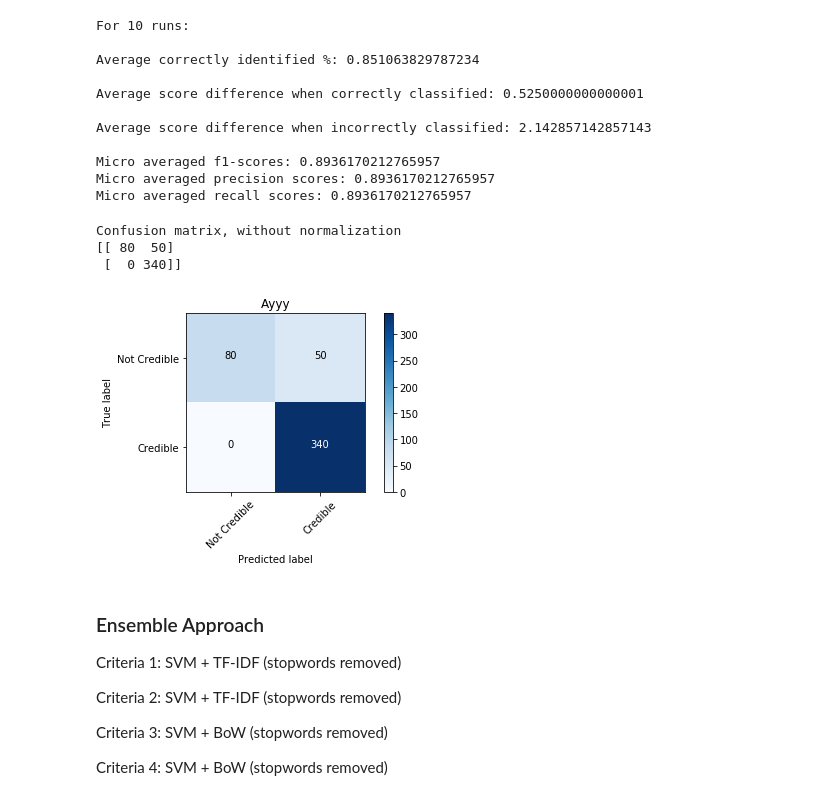
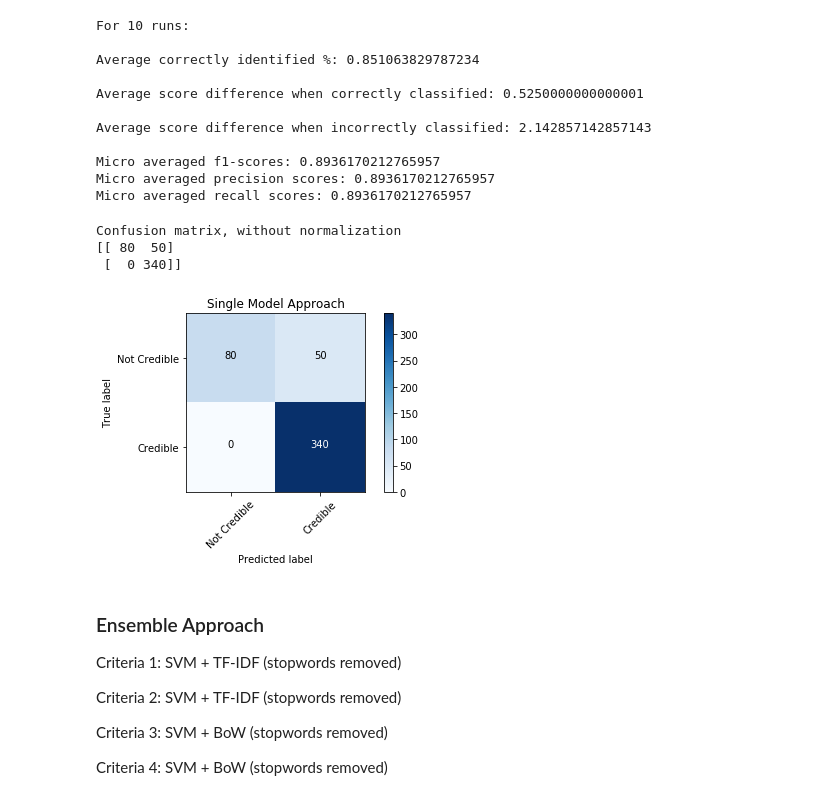
Before and after one commit to DioneJM/Honours-Thesis, a Jupyter notebook: Project/src/notebooks/Low-Credibility-Identification.ipynb, the cells around one changed output. Cells and saved outputs as stored; diff of their text form; code cells hidden in the pictures.

Commit message:
Added figures for final experiment performance

```diff
--- a/Project/src/notebooks/Low-Credibility-Identification.ipynb
+++ b/Project/src/notebooks/Low-Credibility-Identification.ipynb
@@ -297,9 +297,12 @@ from sklearn import svm, datasets
 from sklearn.model_selection import train_test_split
 from sklearn.metrics import confusion_matrix
 
-def plot_confusion_matrix(cm, classes,
+IMAGE_FOLDER = "C:\\Users\\Admin\\OneDrive - Macquarie University\\Uni\\2018 Semester 2\\ENGG411\\Honours-Thesis\\Thesis\\images"
+
+
+def plot_confusion_matrix(cm, classes, filename,
                           normalize=False,
-                          title='Confusion matrix',
+                          title='',
                           cmap=plt.cm.Blues):
     """
     This function prints and plots the confusion matrix.
@@ -329,17 +332,18 @@ def plot_confusion_matrix(cm, classes,
 
     plt.ylabel('True label')
     plt.xlabel('Predicted label')
+    plt.savefig(os.path.join(IMAGE_FOLDER, filename), bbox_inches='tight')
     plt.tight_layout()
 # %%
 from sklearn.metrics import confusion_matrix
 confusion = confusion_matrix(total_low_cred_labels, total_single_low_cred_preds)
 tn, fp, fn, tp = confusion_matrix(total_low_cred_labels, total_single_low_cred_preds).ravel()
-plot_confusion_matrix(confusion, classes=["Not Credible", "Credible"], title="Ayyy")
+plot_confusion_matrix(confusion, classes=["Not Credible", "Credible"], filename='single-model-performance.png', title="Single Model Approach")
 # %% [output]
 Confusion matrix, without normalization
 [[ 80  50]
  [  0 340]]
-[figure, old version]
+[figure, new version]
 # %% [markdown]
 ### Ensemble Approach
 Criteria 1: SVM + TF-IDF (stopwords removed)
```
Also changed, not shown: 2 other files.
